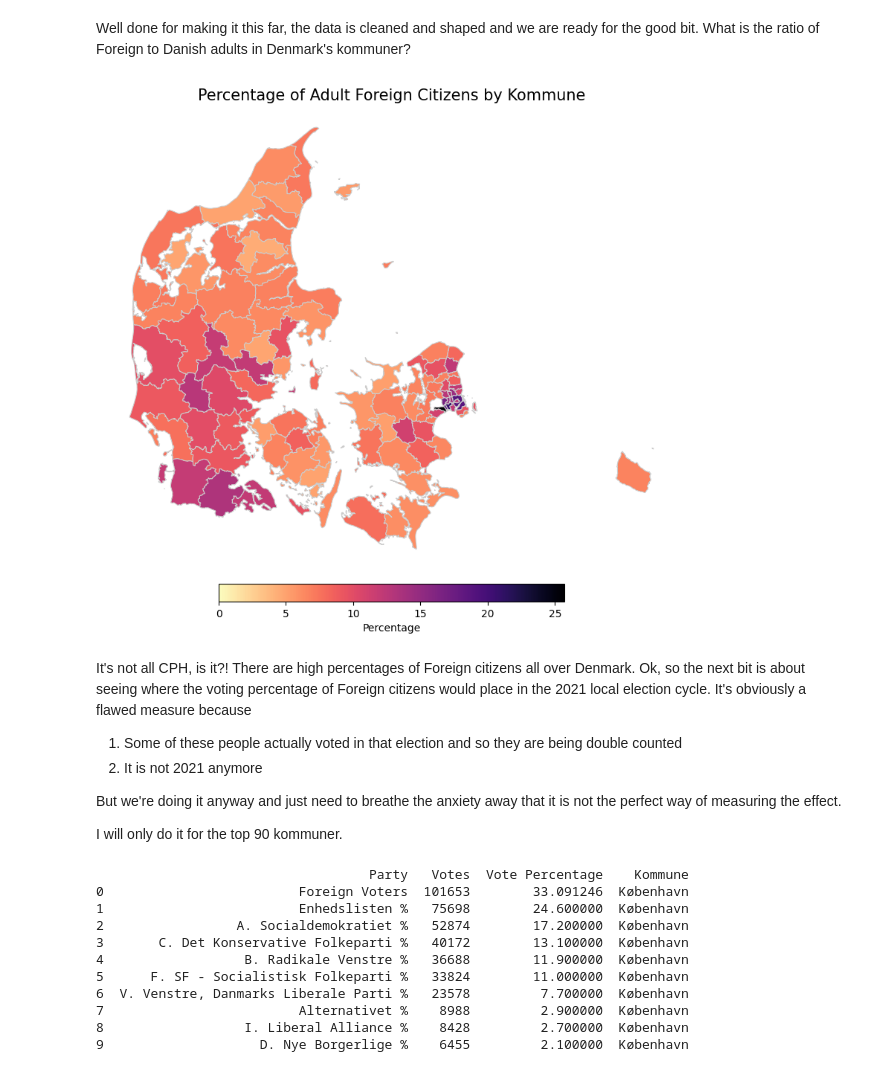
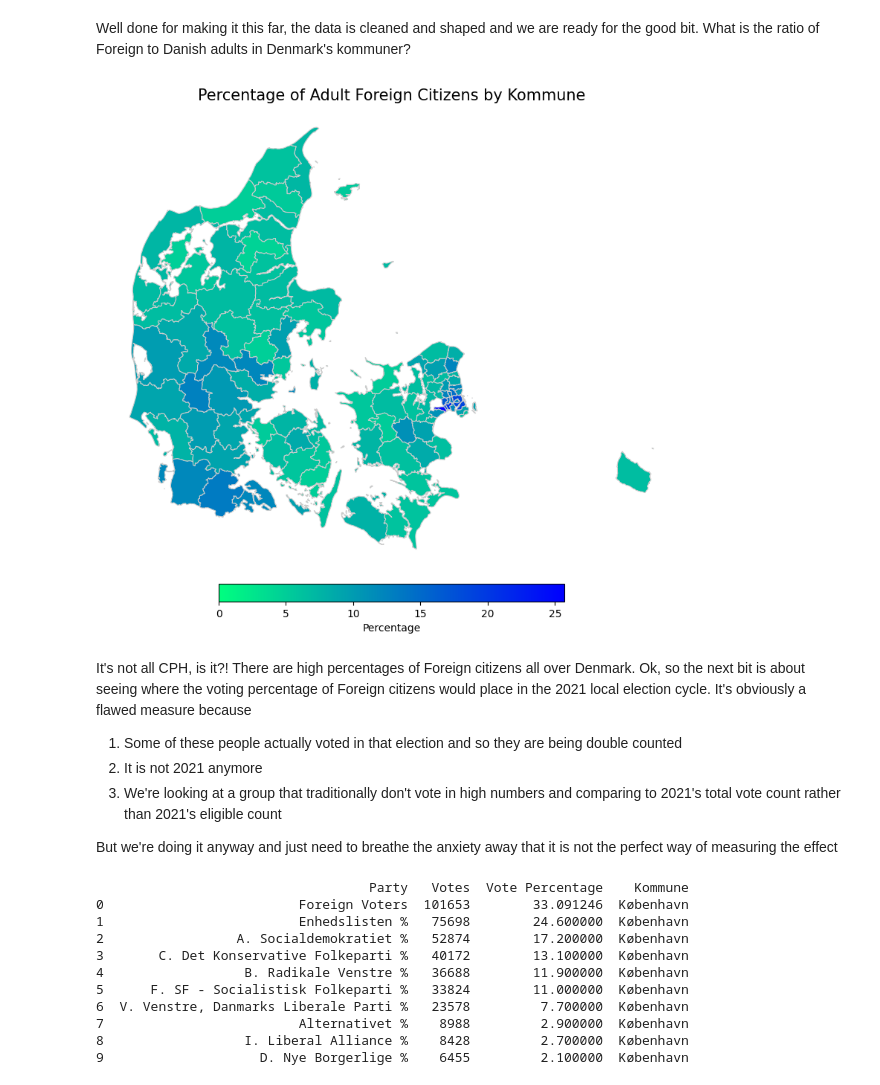
Before and after one commit to KellyDRasmussen/EU-voters, a Jupyter notebook: foreign voters.ipynb, the cells around one changed output. Drawn from its saved outputs; the diff is of its cells as text; code cells hidden in the pictures.

```diff
--- a/foreign voters.ipynb
+++ b/foreign voters.ipynb
@@ -87,40 +87,39 @@ What is the ratio of Foreign to Danish adults in Denmark's kommuner?
 # %%
 # Let's look at the data plotted on a map
 fig, ax = plt.subplots(1, 1, figsize=(10, 12))
 gdf_merged.plot(
     column='Percentage Foreign',
-    cmap='magma_r',  # Use a colour map that enhances contrast for close values, it's also close the the CPHPost brand colour scheme
+    cmap='winter_r',
     linewidth=0.8,
     ax=ax,
     edgecolor='0.8',
     legend=True,
     vmin=0,
     #vmax=20,
     legend_kwds={
         'label': "Percentage",
         'orientation': "horizontal",
         'shrink': 0.6,
         'pad': 0.02,
     }
 )
 
 # Customize the plot
 ax.set_title('Percentage of Adult Foreign Citizens by Kommune', fontsize=15)
 ax.axis('off')
 
 plt.show()
 # %% [output]
-[figure, old version]
+[figure, new version]
 # %% [markdown]
 It's not all CPH, is it?! There are high percentages of Foreign citizens all over Denmark.
 Ok, so the next bit is about seeing where the voting percentage of Foreign citizens would place in the 2021 local election cycle.
 It's obviously a flawed measure because
 1) Some of these people actually voted in that election and so they are being double counted
 2) It is not 2021 anymore
+3) We're looking at a group that traditionally don't vote in high numbers and comparing to 2021's total vote count rather than 2021's eligible count
 
-But we're doing it anyway and just need to breathe the anxiety away that it is not the perfect way of measuring the effect.
-
-I will only do it for the top 90 kommuner.
+But we're doing it anyway and just need to breathe the anxiety away that it is not the perfect way of measuring the effect
 # %%
 # List to store each kommune's ordered DataFrame
 kommune_dfs = []
```
Also changed, not shown: parts of 4 cells of this notebook, 1 other file.
